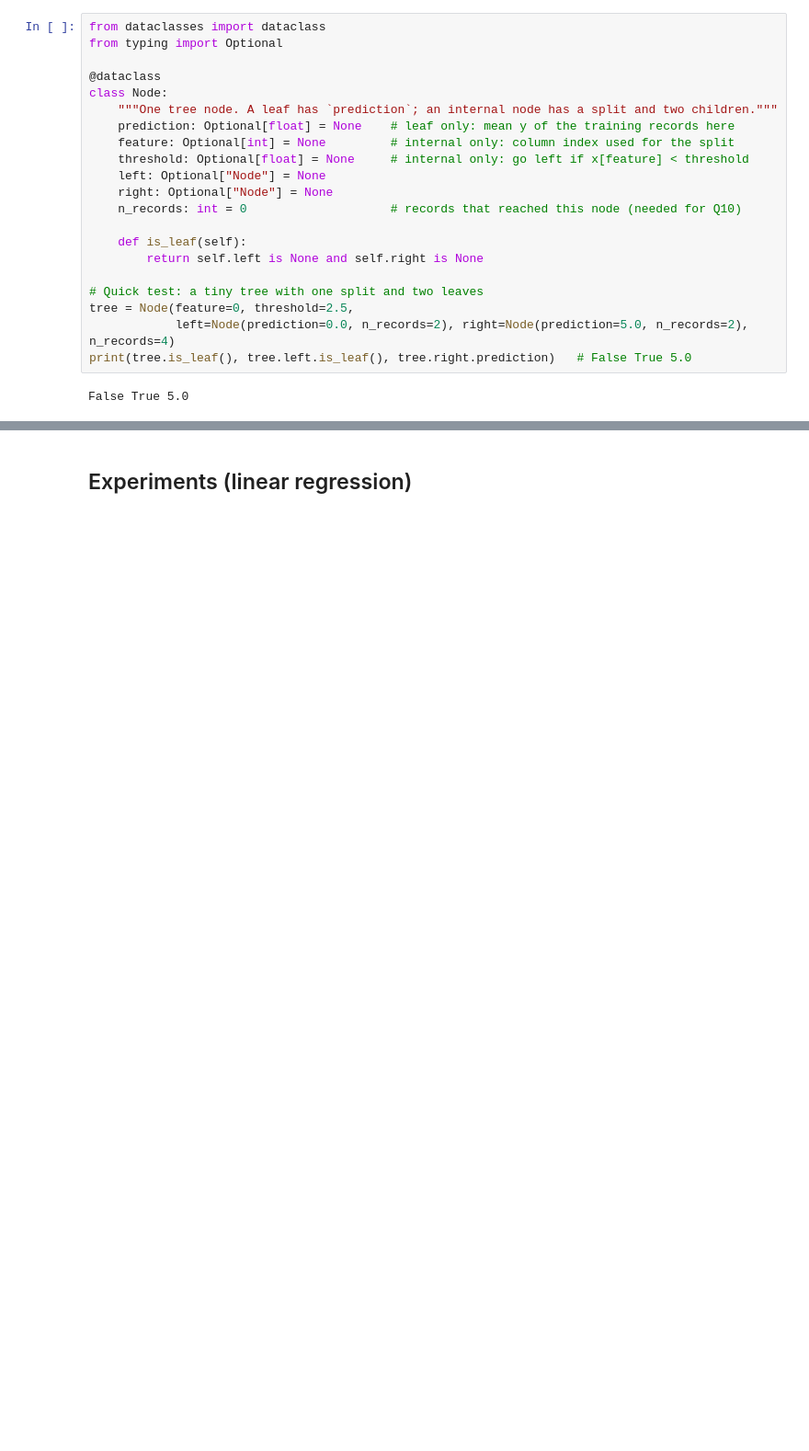
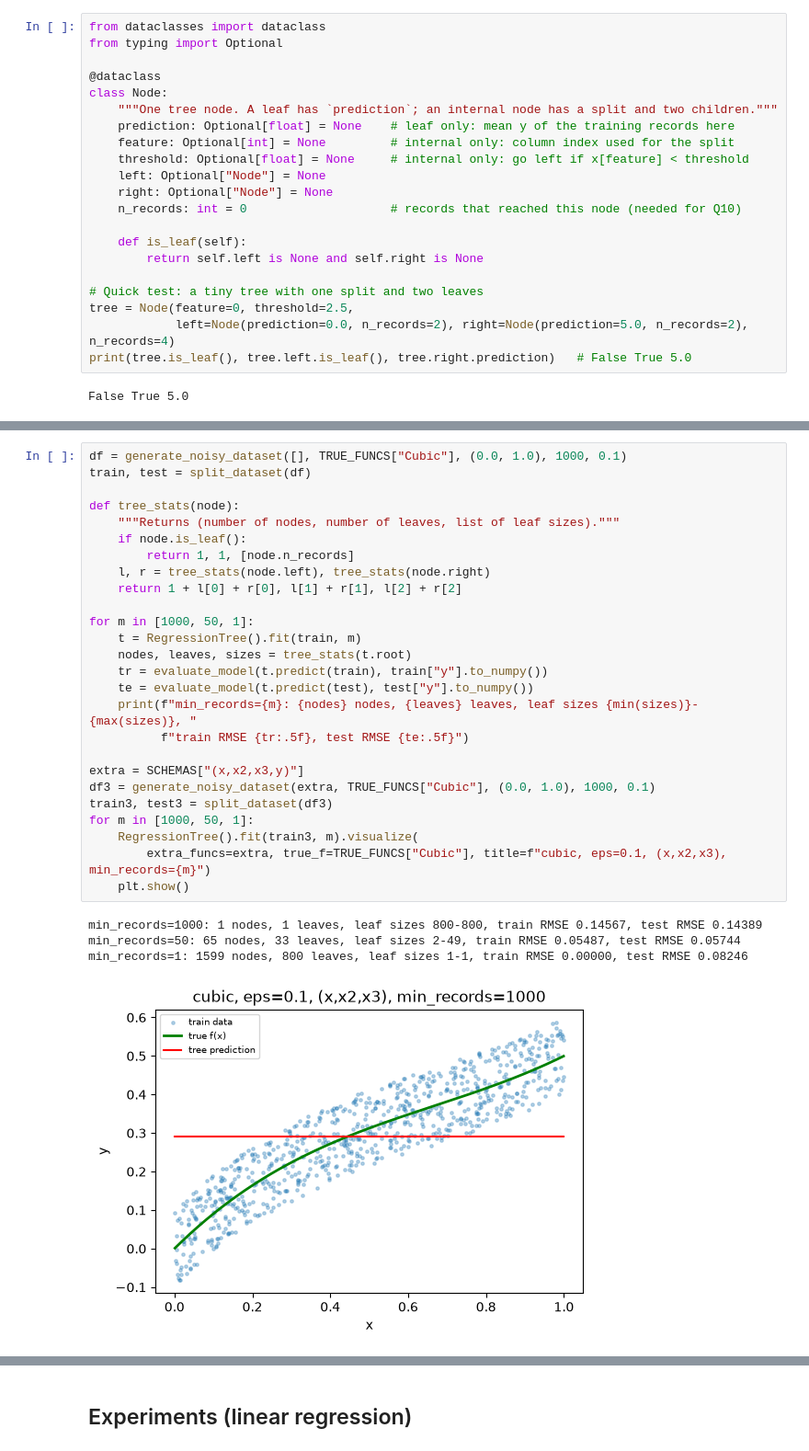
Before and after one commit to JonathanSchwenk/cs6220_HW2, a Jupyter notebook: homework_2.ipynb, the cells around one changed output, grey strips where cells are left out. Shown at 92% size. Drawn from its saved outputs; the diff is of its cells as text; blank space fills up the shorter version.

```diff
--- a/homework_2.ipynb
+++ b/homework_2.ipynb
@@ -187,0 +219,31 @@ min_records=1: 1599 nodes, 800 leaves, leaf sizes 1-1
+# %%
+df = generate_noisy_dataset([], TRUE_FUNCS["Cubic"], (0.0, 1.0), 1000, 0.1)
+train, test = split_dataset(df)
+
+def tree_stats(node):
+    """Returns (number of nodes, number of leaves, list of leaf sizes)."""
+    if node.is_leaf():
+        return 1, 1, [node.n_records]
+    l, r = tree_stats(node.left), tree_stats(node.right)
+    return 1 + l[0] + r[0], l[1] + r[1], l[2] + r[2]
+
+for m in [1000, 50, 1]:
+    t = RegressionTree().fit(train, m)
+    nodes, leaves, sizes = tree_stats(t.root)
+    tr = evaluate_model(t.predict(train), train["y"].to_numpy())
+    te = evaluate_model(t.predict(test), test["y"].to_numpy())
+    print(f"min_records={m}: {nodes} nodes, {leaves} leaves, leaf sizes {min(sizes)}-{max(sizes)}, "
+          f"train RMSE {tr:.5f}, test RMSE {te:.5f}")
+
+extra = SCHEMAS["(x,x2,x3,y)"]
+df3 = generate_noisy_dataset(extra, TRUE_FUNCS["Cubic"], (0.0, 1.0), 1000, 0.1)
+train3, test3 = split_dataset(df3)
+for m in [1000, 50, 1]:
+    RegressionTree().fit(train3, m).visualize(
+        extra_funcs=extra, true_f=TRUE_FUNCS["Cubic"], title=f"cubic, eps=0.1, (x,x2,x3), min_records={m}")
+    plt.show()
+# %% [output]
+min_records=1000: 1 nodes, 1 leaves, leaf sizes 800-800, train RMSE 0.14567, test RMSE 0.14389
+min_records=50: 65 nodes, 33 leaves, leaf sizes 2-49, train RMSE 0.05487, test RMSE 0.05744
+min_records=1: 1599 nodes, 800 leaves, leaf sizes 1-1, train RMSE 0.00000, test RMSE 0.08246
+[figure, added]
```
Also changed, not shown: parts of 3 cells of this notebook, 1 other file.
